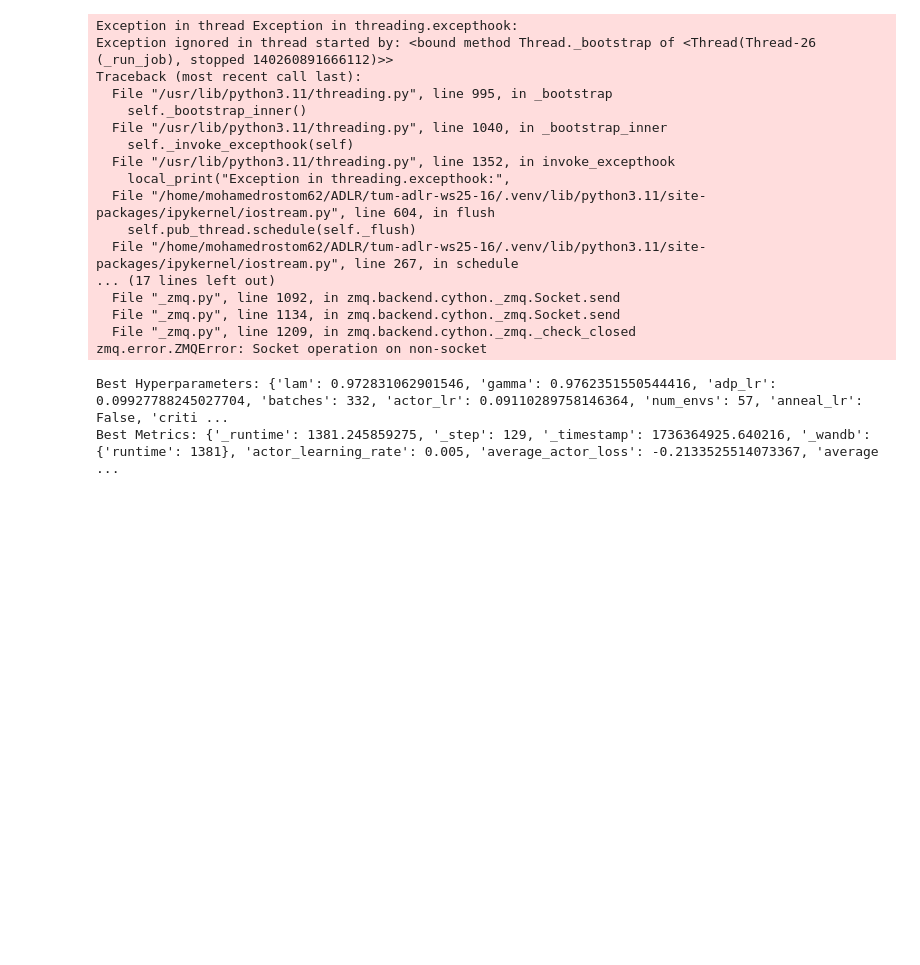
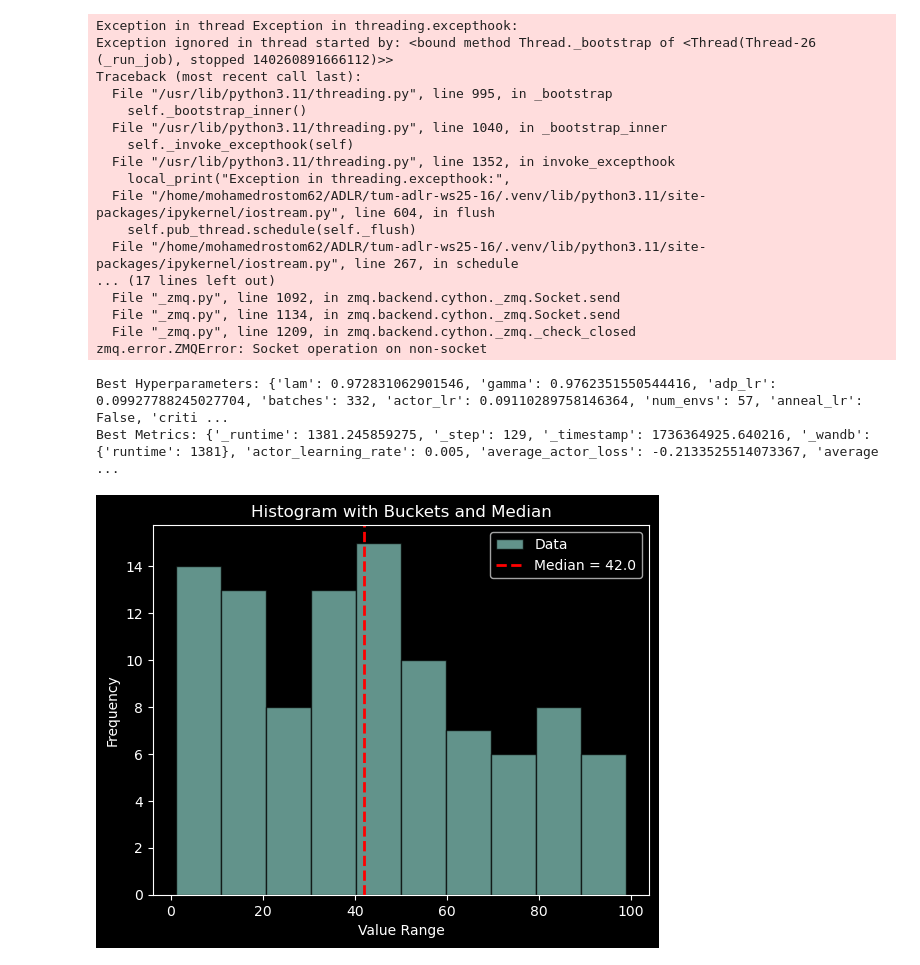
Before and after one commit to Paulomen2712/tum-adlr-ws25-16, a Jupyter notebook: PPO_lunar_lander_hyperparameter.ipynb, the cells around one changed output. Cells and saved outputs as stored; diff of their text form; code cells hidden in the pictures; blank space fills up the shorter version.

Commit message:
added histogram plot

```diff
--- a/PPO_lunar_lander_hyperparameter.ipynb
+++ b/PPO_lunar_lander_hyperparameter.ipynb
@@ -235,3 +246,30 @@ Traceback (most recent call last):
 zmq.error.ZMQError: Socket operation on non-socket
 Best Hyperparameters: {'lam': 0.972831062901546, 'gamma': 0.9762351550544416, 'adp_lr': 0.09927788245027704, 'batches': 332, 'actor_lr': 0.09110289758146364, 'num_envs': 57, 'anneal_lr': False, 'criti ...
 Best Metrics: {'_runtime': 1381.245859275, '_step': 129, '_timestamp': 1736364925.640216, '_wandb': {'runtime': 1381}, 'actor_learning_rate': 0.005, 'average_actor_loss': -0.2133525514073367, 'average ...
+# %%
+import numpy as np
+import matplotlib.pyplot as plt
+
+# Example NumPy array
+data = np.random.randint(0, 100, size=100)  # Random integers between 0 and 100
+
+# Calculate the median
+median_value = np.median(data)
+
+# Create histogram
+num_bins = 10  # Number of buckets
+plt.hist(data, bins=num_bins, edgecolor='black', alpha=0.7, label='Data')
+
+# Add a vertical line for the median
+plt.axvline(median_value, color='red', linestyle='dashed', linewidth=2, label=f'Median = {median_value}')
+
+# Add labels, title, and legend
+plt.xlabel('Value Range')
+plt.ylabel('Frequency')
+plt.title('Histogram with Buckets and Median')
+plt.legend()
+
+# Show the plot
+plt.show()
+# %% [output]
+[figure, added]
```
Also changed, not shown: parts of 4 cells of this notebook, 3 other files.
